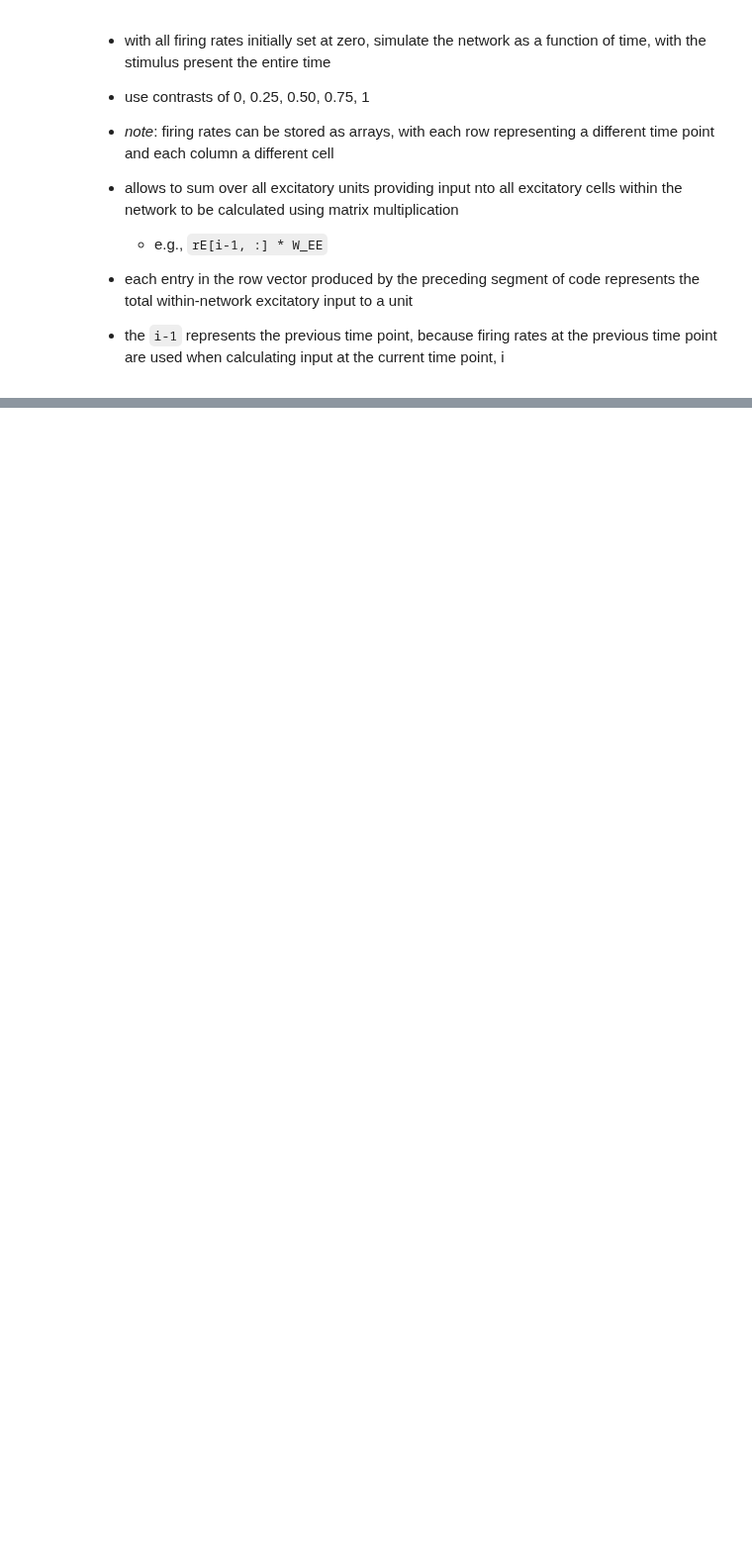
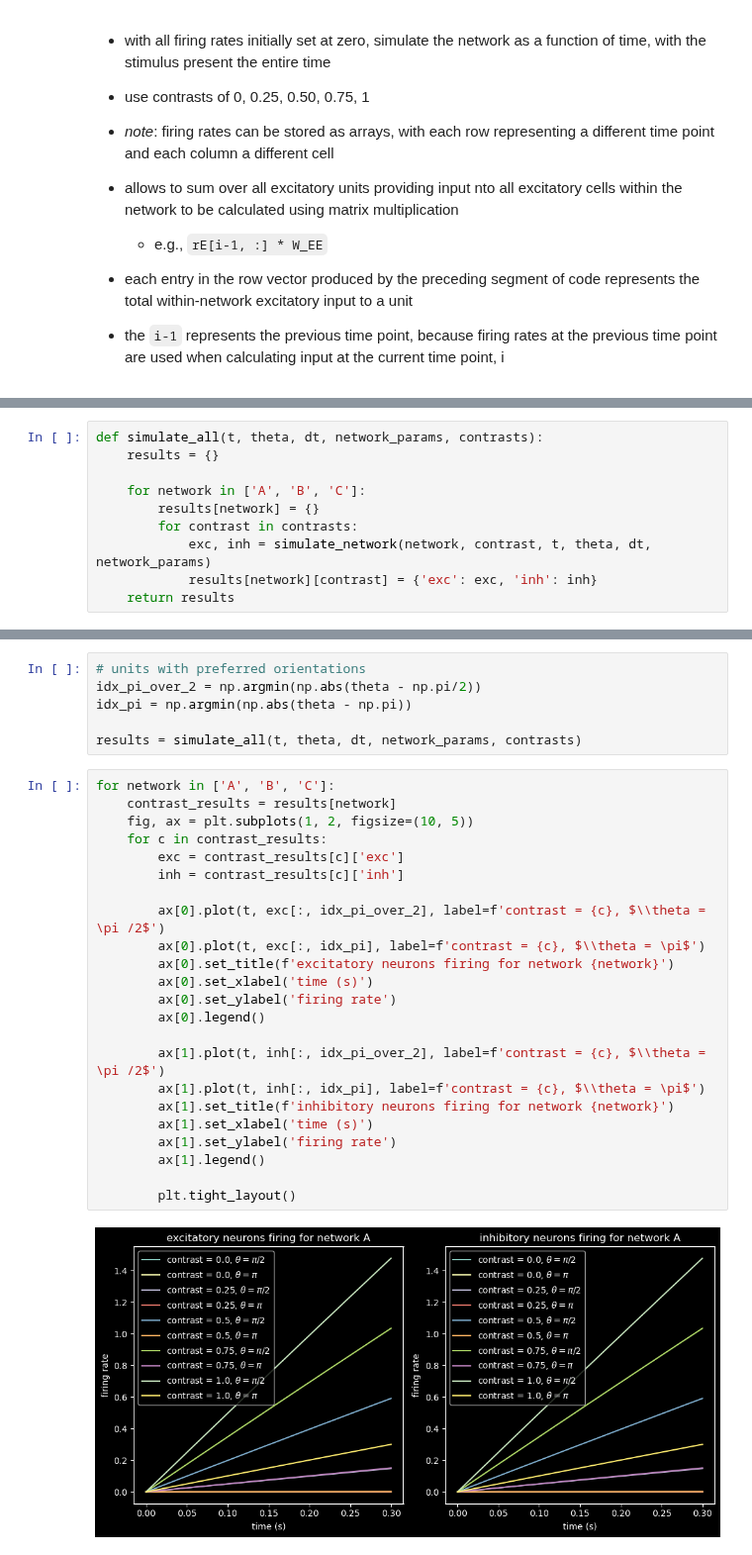
Before and after one commit to polsen99/intro_comp_neuro, a Jupyter notebook: ch6 (firing-rate models, network dynamics)/tutorial 6.4 - orientation selectivity in a ring model.ipynb, the cells around one changed output, grey strips where cells are left out. Shown at 99% size. Cells and saved outputs as stored; diff of their text form; blank space fills up the shorter version.

```diff
--- a/ch6 (firing-rate models, network dynamics)/tutorial 6.4 - orientation selectivity in a ring model.ipynb
+++ b/ch6 (firing-rate models, network dynamics)/tutorial 6.4 - orientation selectivity in a ring model.ipynb
@@ -98,0 +218,10 @@ other parameters depend on the network being simulated as follows:
+# %%
+def simulate_all(t, theta, dt, network_params, contrasts):
+    results = {}
+
+    for network in ['A', 'B', 'C']:
+        results[network] = {}
+        for contrast in contrasts:
+            exc, inh = simulate_network(network, contrast, t, theta, dt, network_params)
+            results[network][contrast] = {'exc': exc, 'inh': inh}
+    return results
@@ -98,0 +233,31 @@ other parameters depend on the network being simulated as follows:
+# %%
+# units with preferred orientations
+idx_pi_over_2 = np.argmin(np.abs(theta - np.pi/2))
+idx_pi = np.argmin(np.abs(theta - np.pi))
+
+results = simulate_all(t, theta, dt, network_params, contrasts)
+# %%
+for network in ['A', 'B', 'C']:
+    contrast_results = results[network]
+    fig, ax = plt.subplots(1, 2, figsize=(10, 5))
+    for c in contrast_results:
+        exc = contrast_results[c]['exc']
+        inh = contrast_results[c]['inh']
+
+        ax[0].plot(t, exc[:, idx_pi_over_2], label=f'contrast = {c}, $\\theta = \pi /2$')
+        ax[0].plot(t, exc[:, idx_pi], label=f'contrast = {c}, $\\theta = \pi$')
+        ax[0].set_title(f'excitatory neurons firing for network {network}')
+        ax[0].set_xlabel('time (s)')
+        ax[0].set_ylabel('firing rate')
+        ax[0].legend()
+
+        ax[1].plot(t, inh[:, idx_pi_over_2], label=f'contrast = {c}, $\\theta = \pi /2$')
+        ax[1].plot(t, inh[:, idx_pi], label=f'contrast = {c}, $\\theta = \pi$')
+        ax[1].set_title(f'inhibitory neurons firing for network {network}')
+        ax[1].set_xlabel('time (s)')
+        ax[1].set_ylabel('firing rate')
+        ax[1].legend()
+
+        plt.tight_layout()
+# %% [output]
+[figure, added]
```
Also changed, not shown: parts of 9 cells of this notebook.
